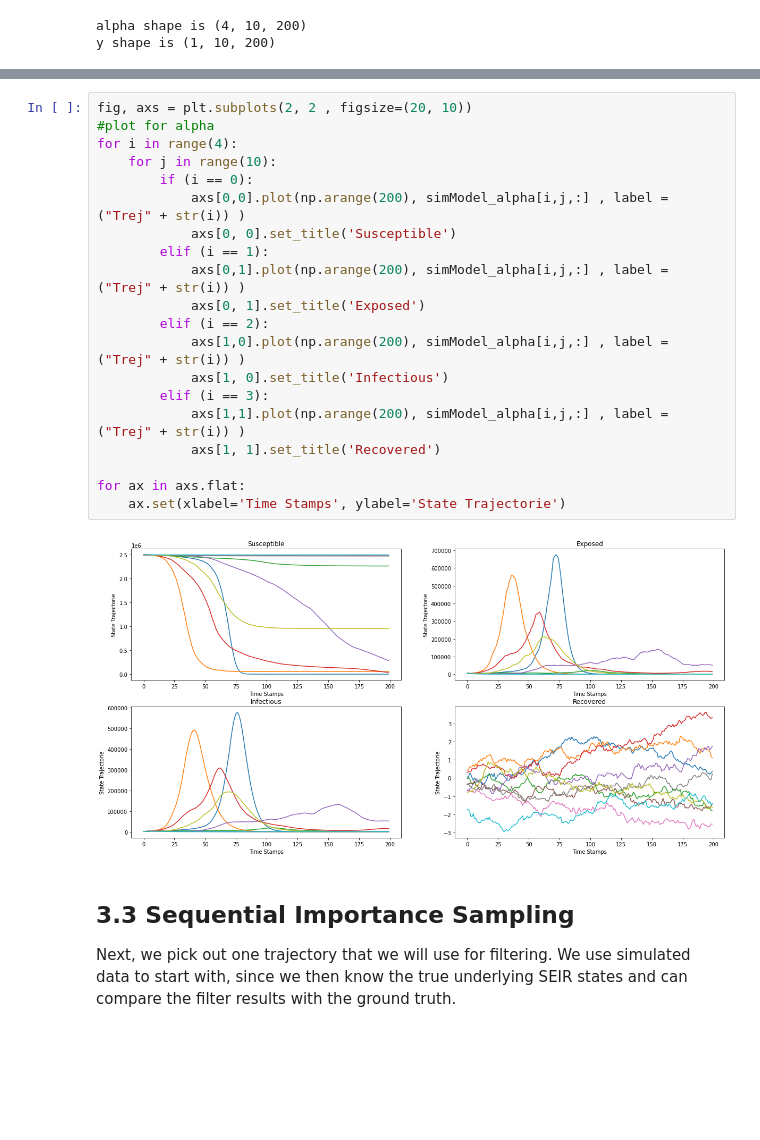
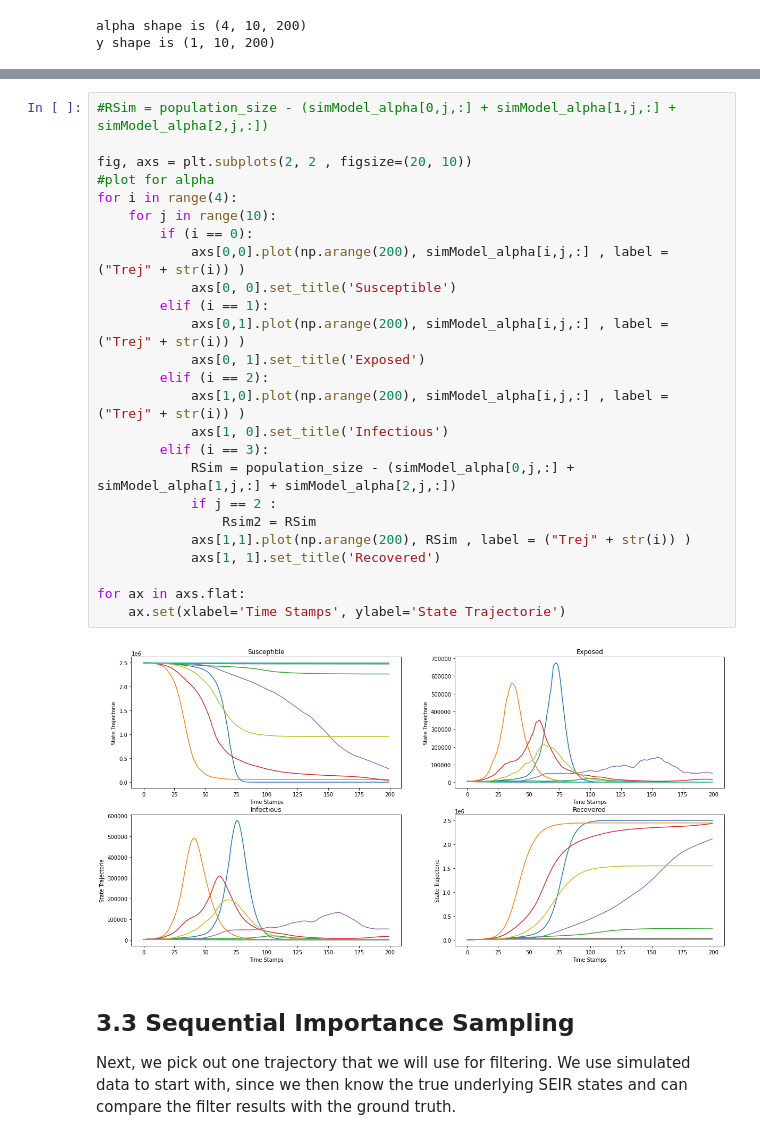
Before and after one commit to amannayak/Time-Series-and-Sequence-Analysis, a Jupyter notebook: Task 3/tssl_lab3.ipynb, the cells around one changed output, grey strips where cells are left out. Drawn from its saved outputs; the diff is of its cells as text; blank space fills up the shorter version.

```diff
--- a/Task 3/tssl_lab3.ipynb
+++ b/Task 3/tssl_lab3.ipynb
@@ -124,25 +124,30 @@ plt.show()
 # %%
+#RSim = population_size - (simModel_alpha[0,j,:] + simModel_alpha[1,j,:] + simModel_alpha[2,j,:])
+
 fig, axs = plt.subplots(2, 2 , figsize=(20, 10))
 #plot for alpha
 for i in range(4):
     for j in range(10):
         if (i == 0):
             axs[0,0].plot(np.arange(200), simModel_alpha[i,j,:] , label = ("Trej" + str(i)) )
             axs[0, 0].set_title('Susceptible')
         elif (i == 1):
             axs[0,1].plot(np.arange(200), simModel_alpha[i,j,:] , label = ("Trej" + str(i)) )
             axs[0, 1].set_title('Exposed')
         elif (i == 2):
             axs[1,0].plot(np.arange(200), simModel_alpha[i,j,:] , label = ("Trej" + str(i)) )
             axs[1, 0].set_title('Infectious')
         elif (i == 3):
-            axs[1,1].plot(np.arange(200), simModel_alpha[i,j,:] , label = ("Trej" + str(i)) )
+            RSim = population_size - (simModel_alpha[0,j,:] + simModel_alpha[1,j,:] + simModel_alpha[2,j,:])
+            if j == 2 :
+                Rsim2 = RSim
+            axs[1,1].plot(np.arange(200), RSim , label = ("Trej" + str(i)) )
             axs[1, 1].set_title('Recovered')
 
 for ax in axs.flat:
     ax.set(xlabel='Time Stamps', ylabel='State Trajectorie')
 # %% [output]
-[figure, old version]
+[figure, new version]
 # %% [markdown]
 ## 3.3 Sequential Importance Sampling
 
```
Also changed, not shown: parts of 14 cells of this notebook.
